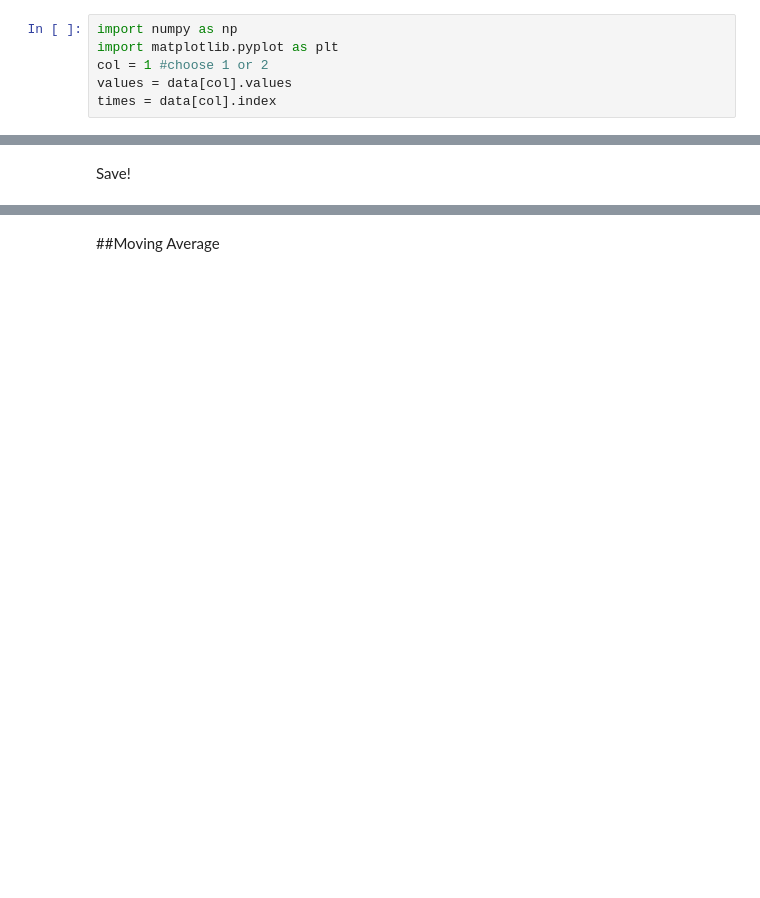
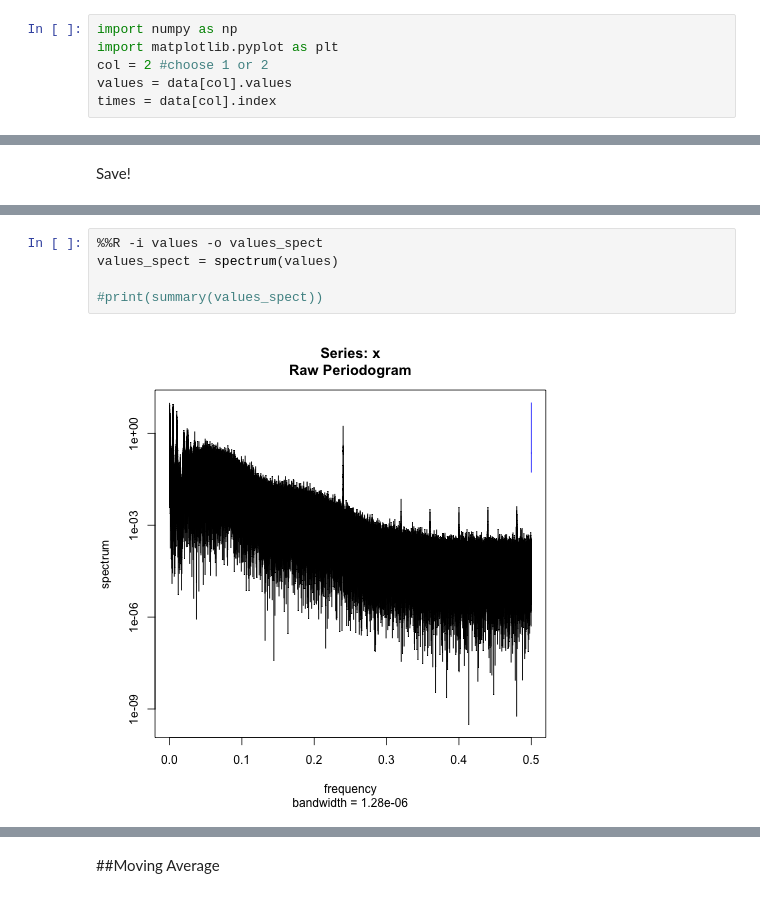
Before and after one commit to drcgw/IPython-Big-Data, a Jupyter notebook: Project-2/Smooth Data.ipynb, the cells around one changed output, grey strips where cells are left out. Saved outputs shown, nothing was run; the diff lists cells and outputs as text; blank space fills up the shorter version.

```diff
--- a/Project-2/Smooth Data.ipynb
+++ b/Project-2/Smooth Data.ipynb
@@ -19,6 +19,6 @@ Select the column you want to smooth
 # %%
 import numpy as np
 import matplotlib.pyplot as plt
-col = 1 #choose 1 or 2
+col = 2 #choose 1 or 2
 values = data[col].values
 times = data[col].index
@@ -65,0 +129,7 @@ Save!
+# %%
+%%R -i values -o values_spect
+values_spect = spectrum(values)
+
+#print(summary(values_spect))
+# %% [output]
+[figure, added]
```
Also changed, not shown: parts of 19 cells of this notebook, 2 other files.
